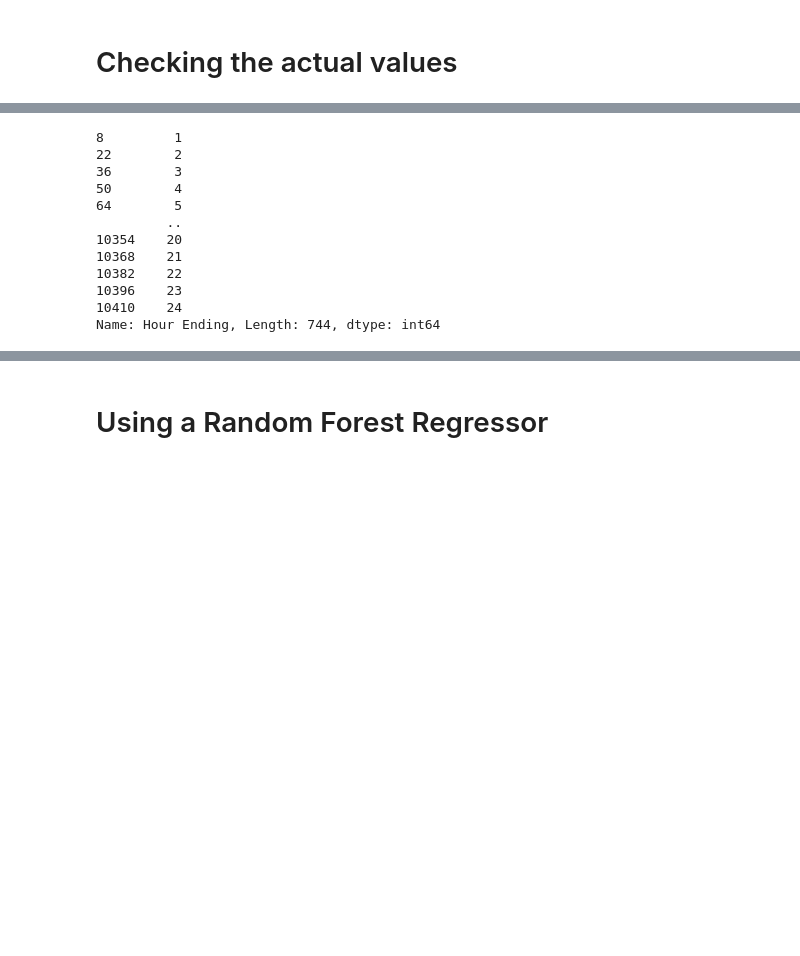
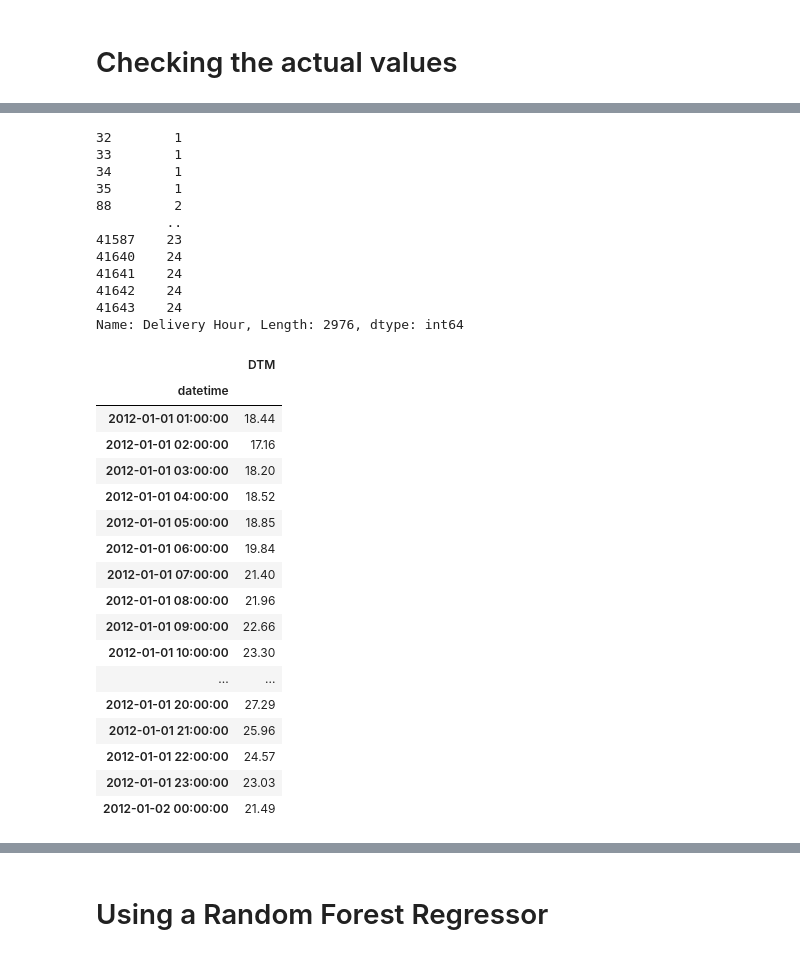
Before and after one commit to YashiDev556/DART-Electricity-Market-Predictor, a Jupyter notebook: large_scale_predictor.ipynb, the cells around one changed output, grey strips where cells are left out. Cells and saved outputs as stored; diff of their text form; code cells hidden in the pictures; blank space fills up the shorter version.

```diff
--- a/large_scale_predictor.ipynb
+++ b/large_scale_predictor.ipynb
@@ -582,15 +607,15 @@ rtm_z
 # %%
-rtm_z["Hour Ending"].str.split(":").str[0].astype(int)
+rtm_z["Delivery Hour"].astype(int)
 # %% [output]
-8         1
-22        2
-36        3
-50        4
-64        5
+32        1
+33        1
+34        1
+35        1
+88        2
          ..
-10354    20
-10368    21
-10382    22
-10396    23
-10410    24
-Name: Hour Ending, Length: 744, dtype: int64
+41587    23
+41640    24
+41641    24
+41642    24
+41643    24
+Name: Delivery Hour, Length: 2976, dtype: int64
@@ -614,6 +654,27 @@ rtm_z["datetime"] = pd.to_datetime(
 rtm_z = rtm_z.set_index("datetime").sort_index()
 rtm_z = rtm_z.rename(columns={"Settlement Point Price": "RTM_15min"})
 rtm_hourly_true = rtm_z["RTM_15min"].groupby("datetime").mean().to_frame("RTM")
+# %%
+dtm_hourly_true[:24]
+# %% [output]
+|  | DTM |
+| datetime |  |
+| 2012-01-01 01:00:00 | 18.44 |
+| 2012-01-01 02:00:00 | 17.16 |
+| 2012-01-01 03:00:00 | 18.20 |
+| 2012-01-01 04:00:00 | 18.52 |
+| 2012-01-01 05:00:00 | 18.85 |
+| 2012-01-01 06:00:00 | 19.84 |
+| 2012-01-01 07:00:00 | 21.40 |
+| 2012-01-01 08:00:00 | 21.96 |
+| 2012-01-01 09:00:00 | 22.66 |
+| 2012-01-01 10:00:00 | 23.30 |
+| ... | ... |
+| 2012-01-01 20:00:00 | 27.29 |
+| 2012-01-01 21:00:00 | 25.96 |
+| 2012-01-01 22:00:00 | 24.57 |
+| 2012-01-01 23:00:00 | 23.03 |
+| 2012-01-02 00:00:00 | 21.49 |
 # %%
 rtm_hourly_true[:24]
 # %% [output]
```
Also changed, not shown: parts of 19 cells of this notebook, 5 other files.
